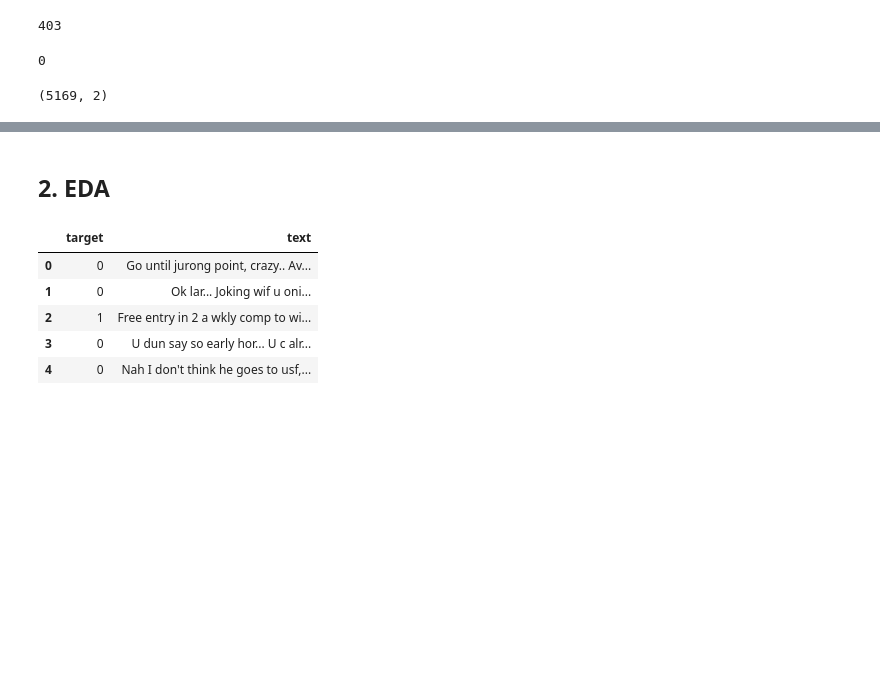
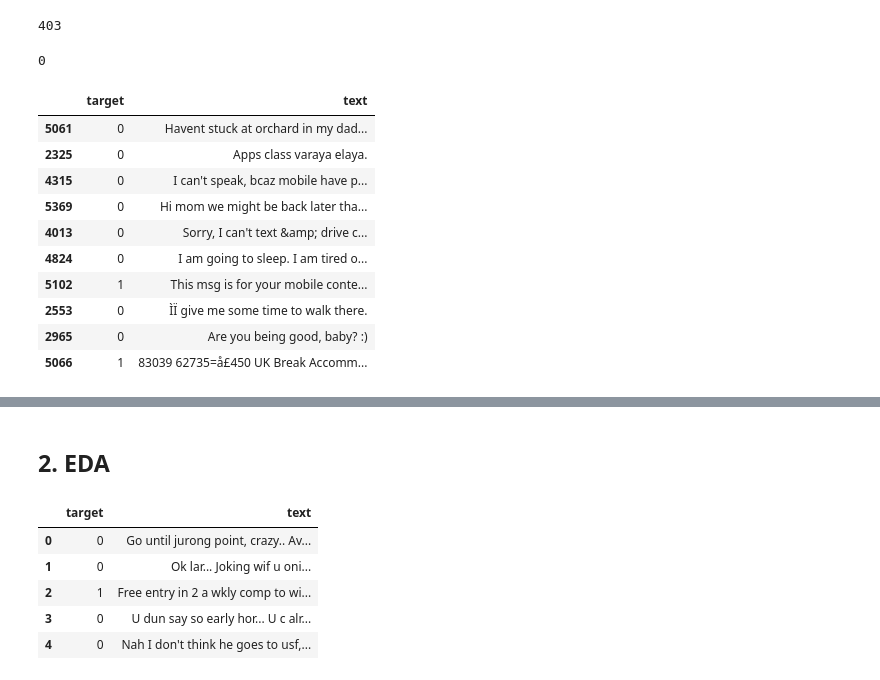
Before and after one commit to DungPham-Comet/SMS-Spam-Detection, a Jupyter notebook: test.ipynb, the cells around one changed output, grey strips where cells are left out. Cells and saved outputs as stored; diff of their text form; code cells hidden in the pictures; blank space fills up the shorter version.

```diff
--- a/test.ipynb
+++ b/test.ipynb
@@ -104,6 +101,16 @@ df.duplicated().sum()
 # %% [output]
 0
 # %%
-df.shape
+df.sample(10)
 # %% [output]
-(5169, 2)
+|  | target | text |
+| 5061 | 0 | Havent stuck at orchard in my dad... |
+| 2325 | 0 | Apps class varaya elaya. |
+| 4315 | 0 | I can't speak, bcaz mobile have p... |
+| 5369 | 0 | Hi mom we might be back later tha... |
+| 4013 | 0 | Sorry, I can't text &amp; drive c... |
+| 4824 | 0 | I am going to sleep. I am tired o... |
+| 5102 | 1 | This msg is for your mobile conte... |
+| 2553 | 0 | ÌÏ give me some time to walk there. |
+| 2965 | 0 | Are you being good, baby? :) |
+| 5066 | 1 | 83039 62735=å£450 UK Break Accomm... |
```
Also changed, not shown: parts of 5 cells of this notebook, 1 other file.
